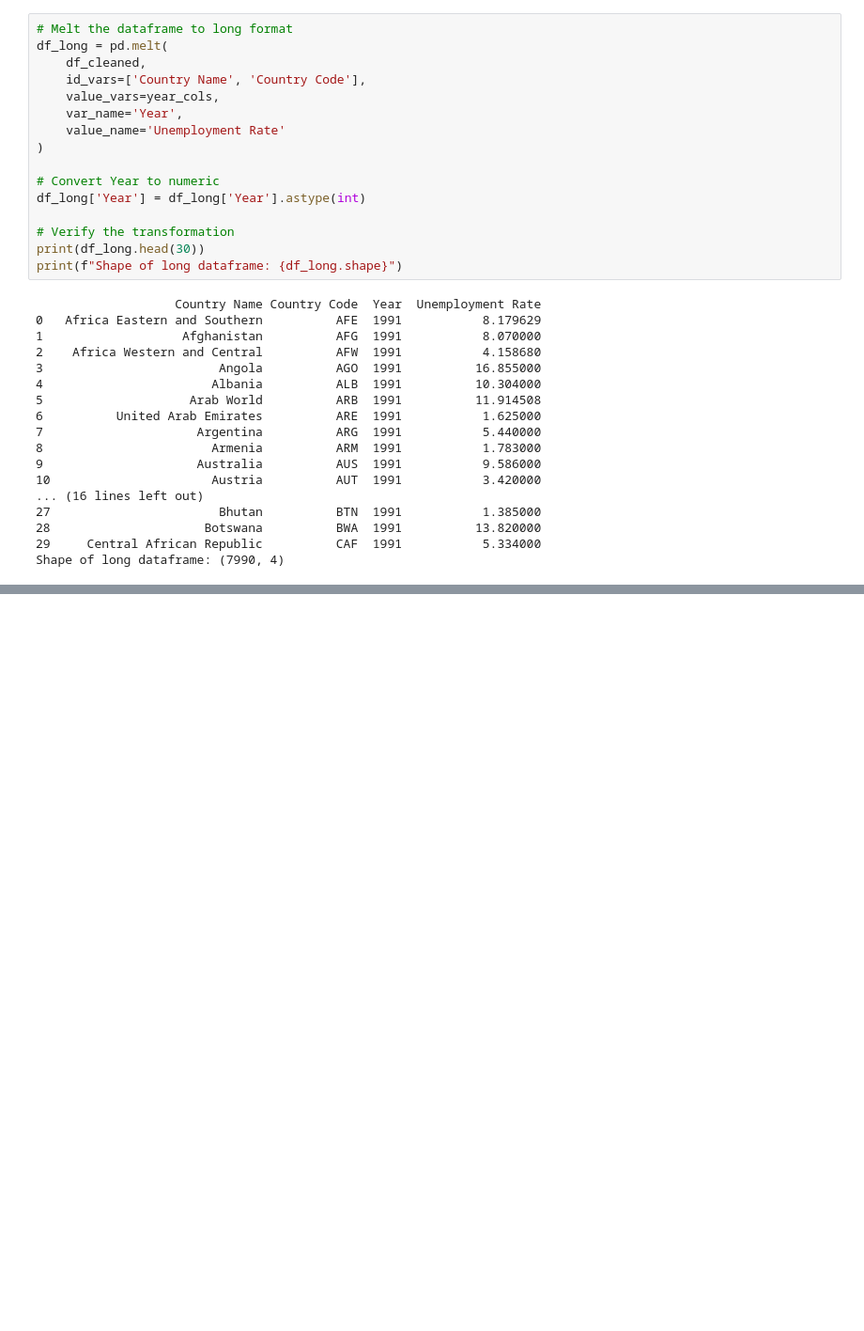
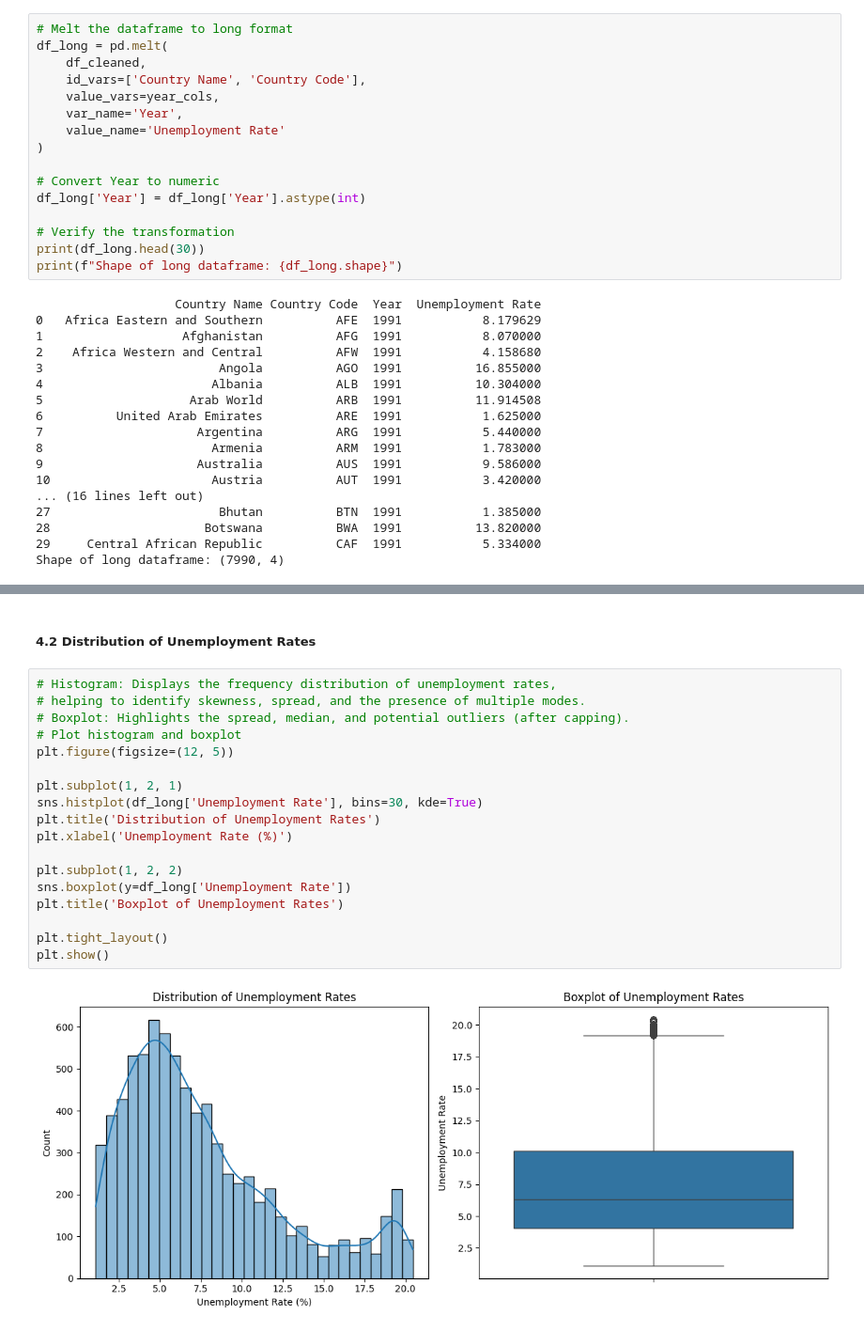
Before and after one commit to Josh-chief/Unemployment_Rate, a Jupyter notebook: Unemployment_Rates.ipynb, the cells around one changed output, grey strips where cells are left out. Shown: that part at 94% size. Drawn from its saved outputs; the diff is of its cells as text; blank space fills up the shorter version.

```diff
--- a/Unemployment_Rates.ipynb
+++ b/Unemployment_Rates.ipynb
@@ -340,0 +364,22 @@ Shape of long dataframe: (7990, 4)
+# %% [markdown]
+##### 4.2 Distribution of Unemployment Rates
+# %%
+# Histogram: Displays the frequency distribution of unemployment rates,
+# helping to identify skewness, spread, and the presence of multiple modes.
+# Boxplot: Highlights the spread, median, and potential outliers (after capping).
+# Plot histogram and boxplot
+plt.figure(figsize=(12, 5))
+
+plt.subplot(1, 2, 1)
+sns.histplot(df_long['Unemployment Rate'], bins=30, kde=True)
+plt.title('Distribution of Unemployment Rates')
+plt.xlabel('Unemployment Rate (%)')
+
+plt.subplot(1, 2, 2)
+sns.boxplot(y=df_long['Unemployment Rate'])
+plt.title('Boxplot of Unemployment Rates')
+
+plt.tight_layout()
+plt.show()
+# %% [output]
+[figure, added]
```
Also changed, not shown: parts of 7 cells of this notebook.
